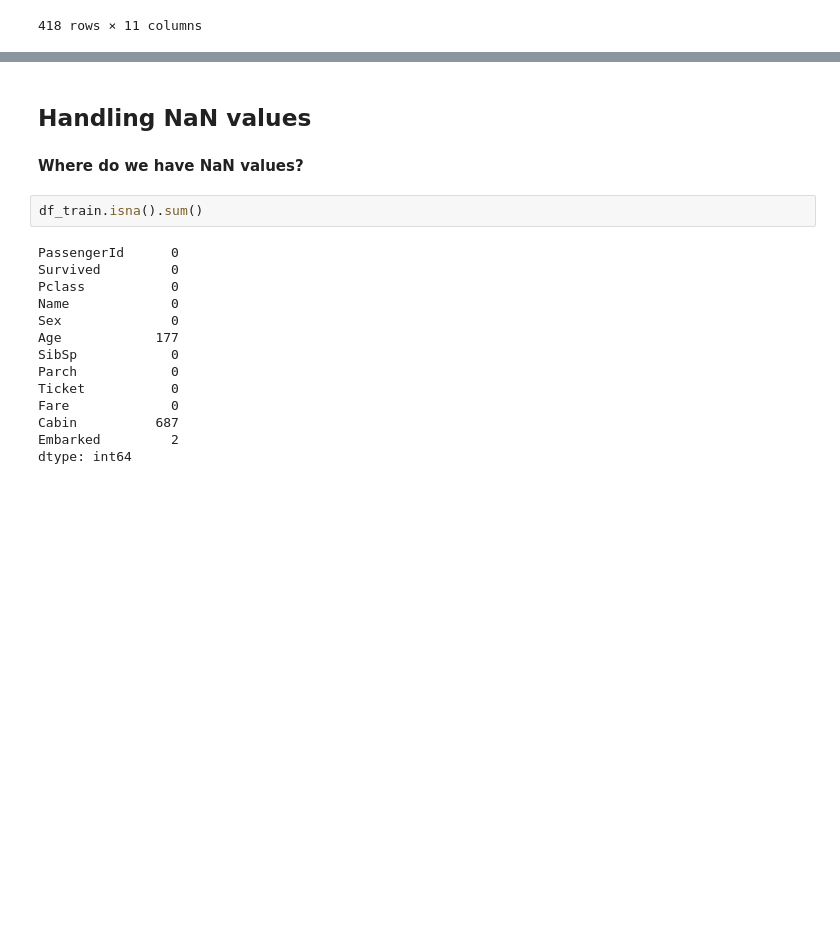
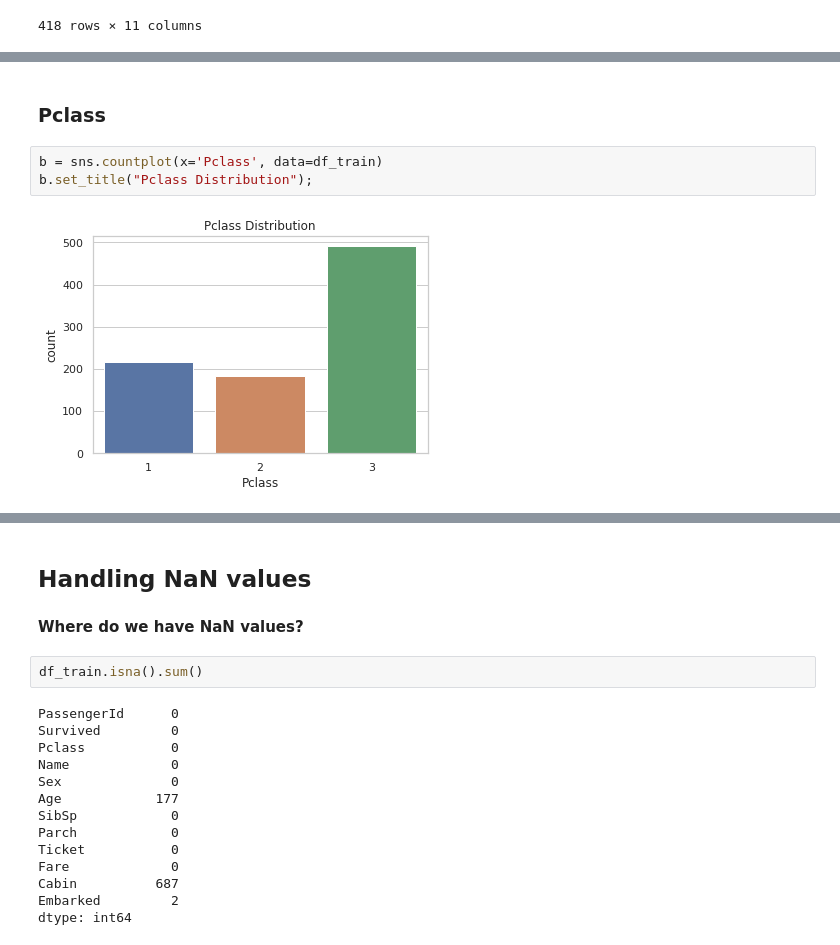
Before and after one commit to DanielDietzsch/Titanic-Competition, a Jupyter notebook: titanic-approach.ipynb, the cells around one changed output, grey strips where cells are left out. Saved outputs shown, nothing was run; the diff lists cells and outputs as text; blank space fills up the shorter version.

```diff
--- a/titanic-approach.ipynb
+++ b/titanic-approach.ipynb
@@ -82,0 +121,7 @@ df_test
+# %% [markdown]
+### Pclass
+# %%
+b = sns.countplot(x='Pclass', data=df_train)
+b.set_title("Pclass Distribution");
+# %% [output]
+[figure, added]
```
Also changed, not shown: parts of 44 cells of this notebook.
